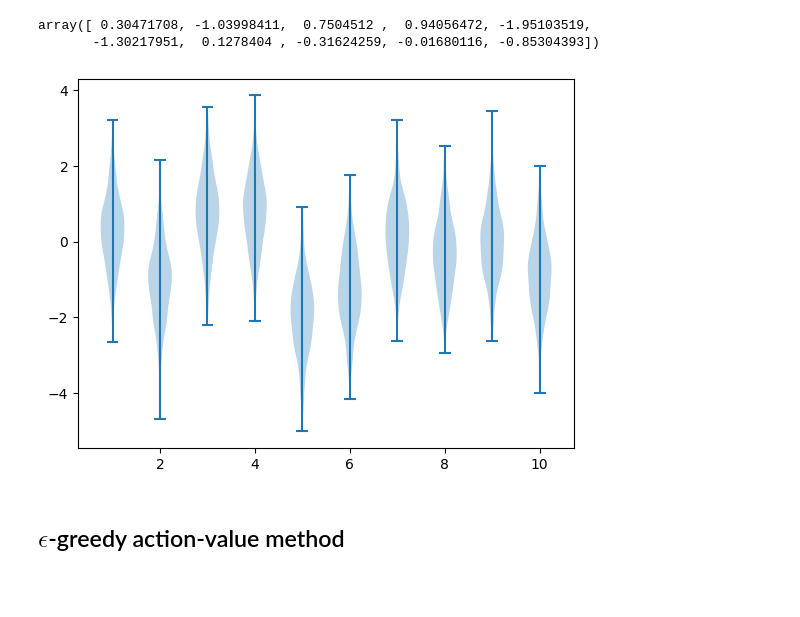
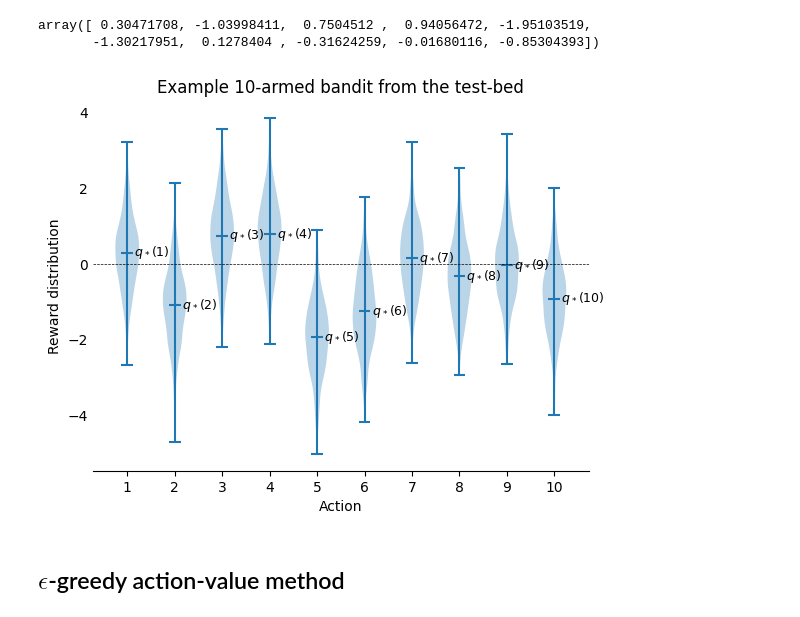
Before and after one commit to alex-ortan/RL_sutton_barto, a Jupyter notebook: ch2/k-armed_bandit_simulation.ipynb, the cells around one changed output. Drawn from its saved outputs; the diff is of its cells as text; code cells hidden in the pictures; blank space fills up the shorter version.

```diff
--- a/ch2/k-armed_bandit_simulation.ipynb
+++ b/ch2/k-armed_bandit_simulation.ipynb
@@ -21,11 +28,50 @@ array([ 0.30471708, -1.03998411,  0.7504512 ,  0.94056472, -1.95103519,
 # %%
 [bandit.sample(a).item() for a in range(0, 10)];
 # %%
-rewards = [bandit.sample(a, 500) for a in range(0, 10)]
+actions = range(0, 10)
+rewards = [bandit.sample(a, 500) for a in actions]
 
-plt.violinplot(rewards);
+# Create violin plot with means enabled
+fig, ax = plt.subplots()
+plt.title("Example 10-armed bandit from the test-bed")
+parts = ax.violinplot(rewards, showmeans=True)
+
+plt.axhline(y=0, color='k', linestyle='--', linewidth=0.5)
+ax.set_xticks(range(1,11), labels=[f"{x}" for x in range(1, 11)])
+plt.xlabel("Action")
+plt.ylabel("Reward distribution")
+
+# Remove top and right borders
+ax.spines['top'].set_visible(False)
+ax.spines['right'].set_visible(False)
+ax.spines['left'].set_visible(False)
+plt.tick_params(axis='y', which='both', length=0)
+
+# Extract mean segments from 'cmeans' LineCollection
+mean_collection = parts["cmeans"]
+paths = mean_collection.get_paths()
+
+# Loop through paths to get coordinates and place text labels
+for i, path in enumerate(paths):
+  # Each path has 2 vertices for the mean horizontal line segment: start and end
+  vertices = path.vertices
+  mean_x = np.mean(vertices[:, 0])
+  mean_y = np.mean(vertices[:, 1])
+
+  # Add text label above or beside the mean indicator
+  ax.text(
+      mean_x,
+      mean_y,
+      f"  $q_*({i+1})$",
+      verticalalignment="center",
+      horizontalalignment="left",
+      fontsize=9,
+      color="black",
+  )
+
+plt.savefig("../images/figure_2_1.png", bbox_inches="tight")
 # %% [output]
-[figure, old version]
+[figure, new version]
 # %% [markdown]
 ## $\epsilon$-greedy action-value method
 # %%
```
Also changed, not shown: parts of 12 cells of this notebook, 5 other files.
